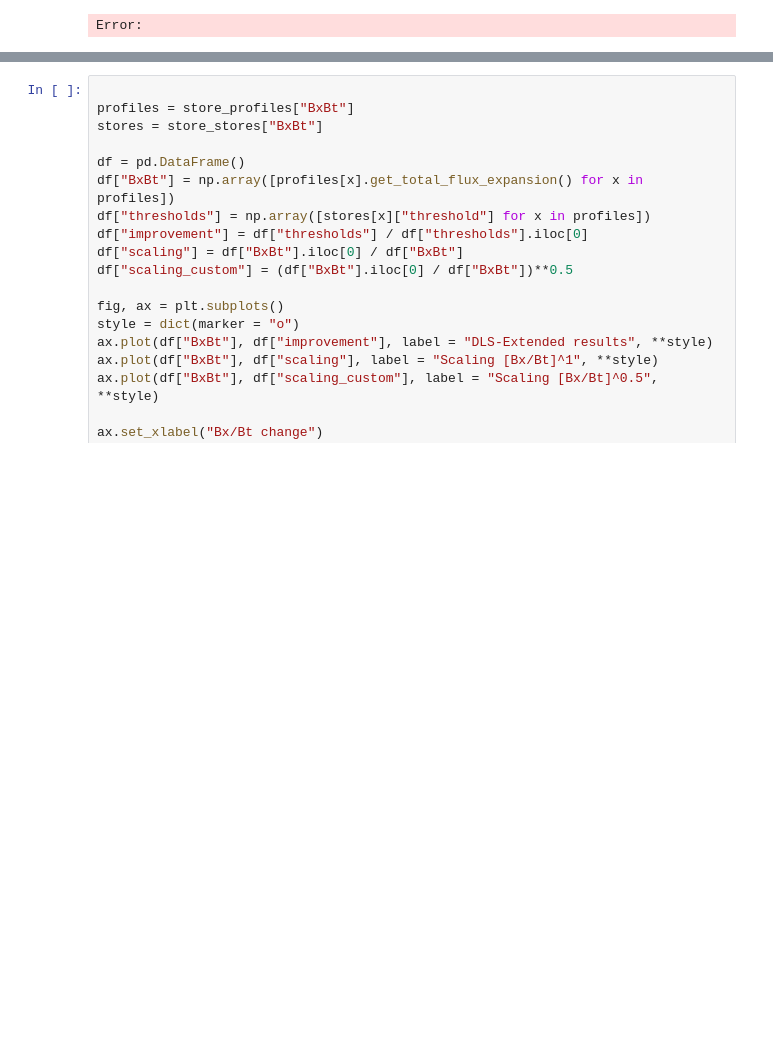
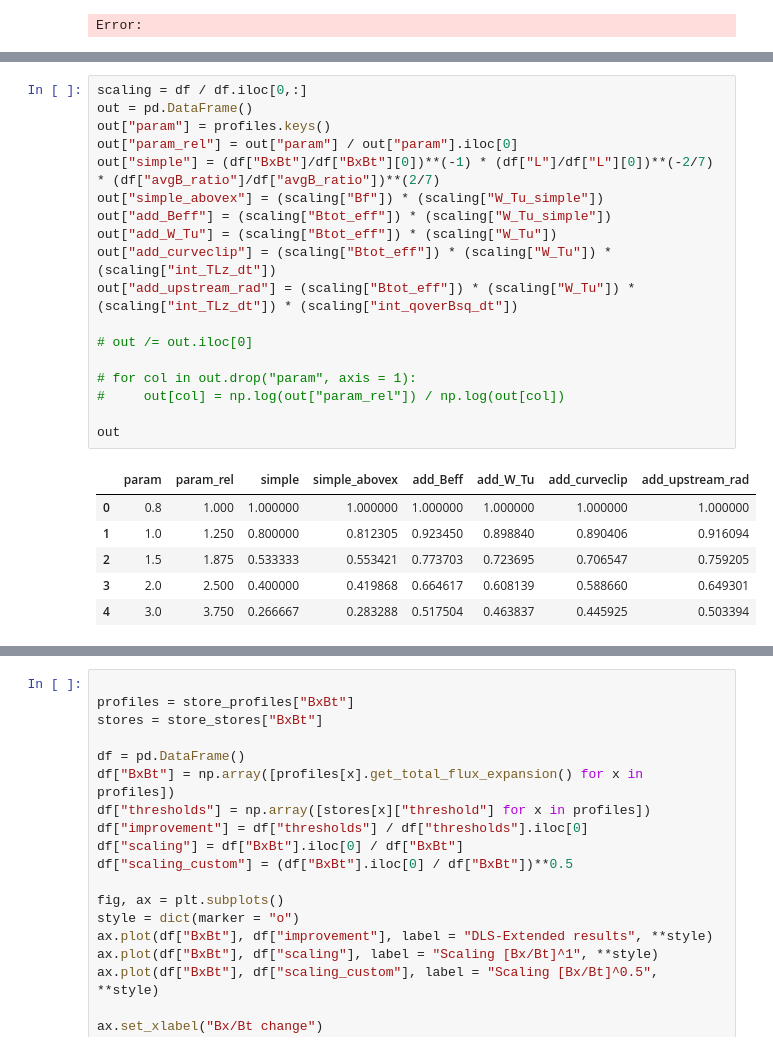
Before and after one commit to mikekryjak/notebooks, a Jupyter notebook: DLS/STEP/2024-09-13 - BxBt and Lc scaling for new SPR45.ipynb, the cells around one changed output, grey strips where cells are left out. Saved outputs shown, nothing was run; the diff lists cells and outputs as text; blank space fills up the shorter version.

```diff
--- a/DLS/STEP/2024-09-13 - BxBt and Lc scaling for new SPR45.ipynb
+++ b/DLS/STEP/2024-09-13 - BxBt and Lc scaling for new SPR45.ipynb
@@ -343,0 +371,25 @@ Error:
+# %%
+scaling = df / df.iloc[0,:]
+out = pd.DataFrame()
+out["param"] = profiles.keys()
+out["param_rel"] = out["param"] / out["param"].iloc[0]
+out["simple"] = (df["BxBt"]/df["BxBt"][0])**(-1) * (df["L"]/df["L"][0])**(-2/7) * (df["avgB_ratio"]/df["avgB_ratio"])**(2/7)
+out["simple_abovex"] = (scaling["Bf"]) * (scaling["W_Tu_simple"])
+out["add_Beff"] = (scaling["Btot_eff"]) * (scaling["W_Tu_simple"])
+out["add_W_Tu"] = (scaling["Btot_eff"]) * (scaling["W_Tu"])
+out["add_curveclip"] = (scaling["Btot_eff"]) * (scaling["W_Tu"]) * (scaling["int_TLz_dt"])
+out["add_upstream_rad"] = (scaling["Btot_eff"]) * (scaling["W_Tu"]) * (scaling["int_TLz_dt"]) * (scaling["int_qoverBsq_dt"])
+
+# out /= out.iloc[0]
+
+# for col in out.drop("param", axis = 1):
+#     out[col] = np.log(out["param_rel"]) / np.log(out[col])
+
+out
+# %% [output]
+|  | param | param_rel | simple | simple_abovex | add_Beff | add_W_Tu | add_curveclip | add_upstream_rad |
+| 0 | 0.8 | 1.000 | 1.000000 | 1.000000 | 1.000000 | 1.000000 | 1.000000 | 1.000000 |
+| 1 | 1.0 | 1.250 | 0.800000 | 0.812305 | 0.923450 | 0.898840 | 0.890406 | 0.916094 |
+| 2 | 1.5 | 1.875 | 0.533333 | 0.553421 | 0.773703 | 0.723695 | 0.706547 | 0.759205 |
+| 3 | 2.0 | 2.500 | 0.400000 | 0.419868 | 0.664617 | 0.608139 | 0.588660 | 0.649301 |
+| 4 | 3.0 | 3.750 | 0.266667 | 0.283288 | 0.517504 | 0.463837 | 0.445925 | 0.503394 |
```
Also changed, not shown: parts of 24 cells of this notebook, 15 other files.
